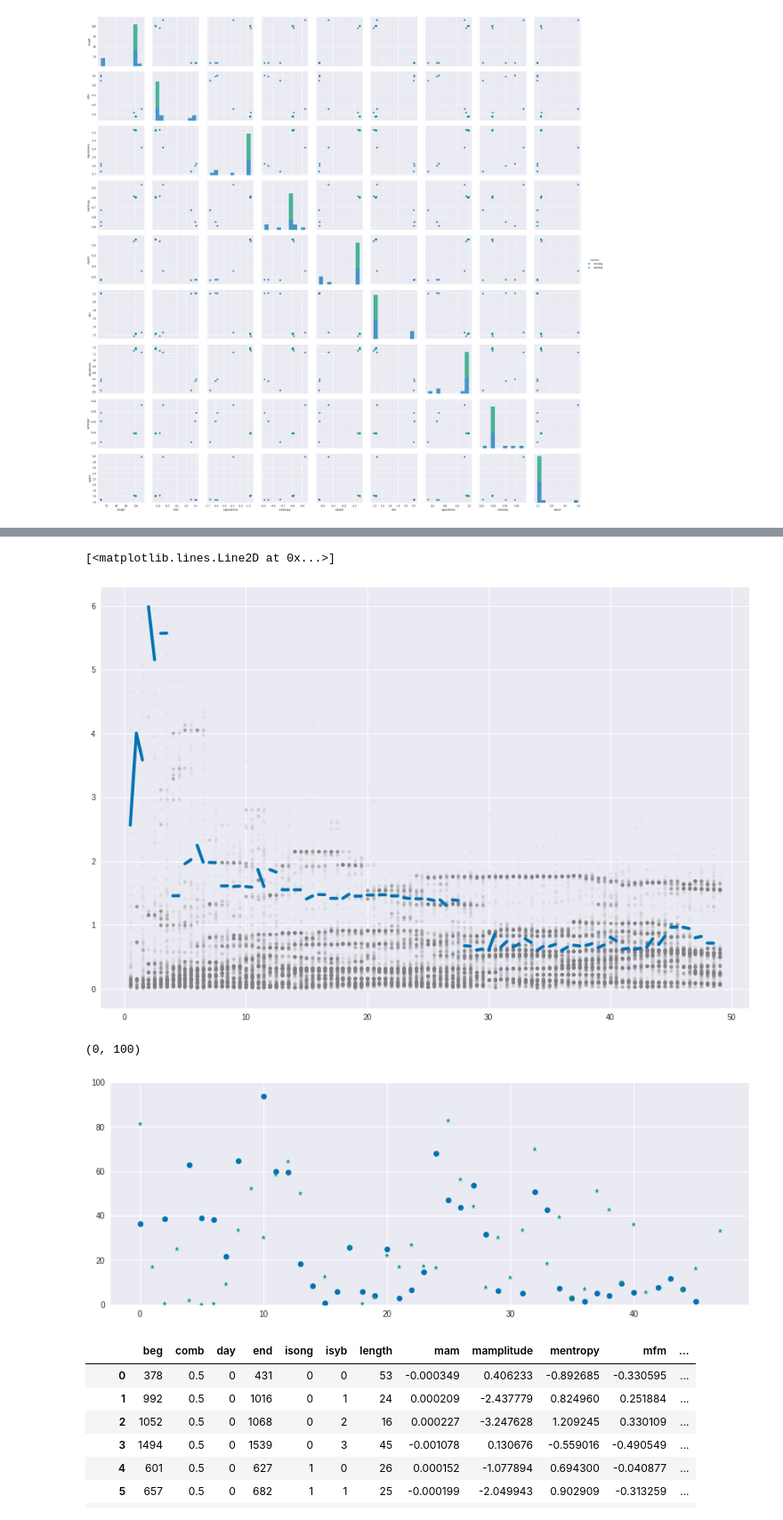
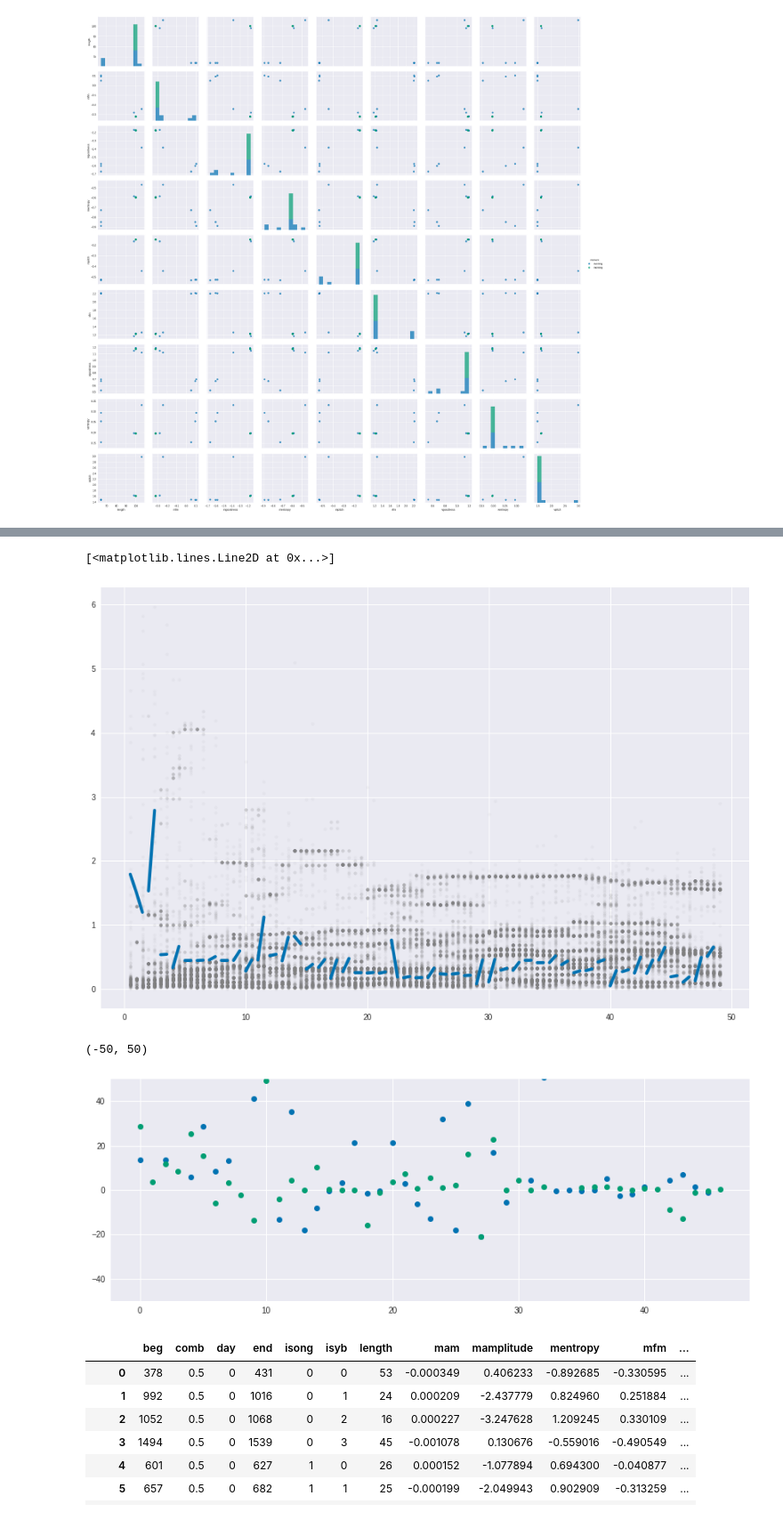
Before and after one commit to PaulEcoffet/birdsonglearningmodel, a Jupyter notebook: analysis/Syllables_analysis.ipynb, the cells around one changed output, grey strips where cells are left out. Shown at 89% size. Saved outputs shown, nothing was run; the diff lists cells and outputs as text; code cells hidden in the pictures.

```diff
--- a/analysis/Syllables_analysis.ipynb
+++ b/analysis/Syllables_analysis.ipynb
@@ -20,7 +20,7 @@ from song_model import SongModel
 sns.set_palette('colorblind')
 %matplotlib inline
 # %%
-path = '../model/res/super_concurrent_170419_152612/10_conc+slow_dev+default_coef+big_ba+5_replay+on_alpha_silence_beta'
+path = '../model/res/super_concurrent_170419_152612/50_conc+slow_dev+default_coef+big_ba+5_replay+on_alpha_zero_beta'
 print(path)
 with open(join(path, 'data_cur.pkl'), 'rb') as f:
     data = pickle.load(f)
@@ -66,16 +66,5 @@ from ipywidgets.widgets import FloatProgress
 from IPython.display import display
 progress = FloatProgress(min=0, max=1)
 display(progress)
-force = True
-try:
-    if force:
-        raise Exception('Force regen')
-    load = pd.HDFStore(join(path, 'syllables.hd5'))
-    all_dat_10 = load['syllables']
-    progress.value = 1
-except Exception as e:
-    print(e)
-    print(type(e))
-    all_dat_10 = all_syllables_features(rd, progress)
-    all_dat_10.to_hdf(join(path, 'syllables.hd5'), 'syllables')
+all_dat = syllables_from_run(path, rd, force=False, progress=progress)
 # %% [output]
@@ -144,7 +138,7 @@ plt.figure(figsize=(15, 10))
 
 feat = 'ventropy'
 
-splitted = all_dat_10.groupby('comb')[feat].quantile(0.95)
+splitted = all_dat_10[all_dat_10.isyb == 3].groupby('comb')[feat].quantile(0.95)
 for i in splitted.index:
     if i % 1 == 0:
         splitted.set_value(i + 0.75, np.nan)
@@ -155,36 +149,39 @@ plt.scatter(all_dat['comb'], all_dat[feat], marker='.', alpha=0.05, color="grey"
 plt.plot(splitted, linewidth=4)
 # %% [output]
 [<matplotlib.lines.Line2D at 0x...>]
-[figure, old version]
+[figure, new version]
 # %%
 means = []
-for day in range(1, np.max(all_dat['day']) + 1):
+for day in range(1, np.max(all_dat['day']) - 1):
+    last_day = all_dat[((all_dat.day == np.max(all_dat['day'])) & (all_dat.moment == 'morning') & (all_dat.isyb == 1))]
     before_night = all_dat[((all_dat.day == day) & (all_dat.moment == 'evening') & (all_dat.isyb == 1))]
     after_night = all_dat[((all_dat.day == day + 1) & (all_dat.moment == 'morning') & (all_dat.isyb == 1))]
-    data = percentage_change(before_night, after_night)
+    data = percentage_change(before_night, after_night, last_day)
 
     mean = np.mean((data['mentropy'], data['mfm'], data['mgoodness'], data['vfm'], data['ventropy'],
                     data['vgoodness']))
     means.append(mean)
 means = np.array(means)
-means_10 = []
-for day in range(1, np.max(all_dat_10['day']) + 1):
-    before_night = all_dat_10[((all_dat_10.day == day) & (all_dat_10.moment == 'evening') & (all_dat_10.isyb == 1))]
-    after_night = all_dat_10[((all_dat_10.day == day + 1) & (all_dat_10.moment == 'morning') & (all_dat_10.isyb == 1))]
-    data = percentage_change(before_night, after_night)
 
+
+means_sd = [] # means same day
+for day in range(1, np.max(all_dat['day']) - 1):
+    last_day = all_dat[((all_dat.day == np.max(all_dat['day'])) & (all_dat.moment == 'morning') & (all_dat.isyb == 1))]
+    before_night = all_dat[((all_dat.day == day) & (all_dat.moment == 'morning') & (all_dat.isyb == 1))]
+    after_night = all_dat[((all_dat.day == day) & (all_dat.moment == 'evening') & (all_dat.isyb == 1))]
+    data = percentage_change(before_night, after_night, last_day)
     mean = np.mean((data['mentropy'], data['mfm'], data['mgoodness'], data['vfm'], data['ventropy'],
                     data['vgoodness']))
-    means_10.append(mean)
+    means_sd.append(mean)
+means_sd = np.array(means_sd)
 
-means_10 = np.array(means_10)
 plt.figure(figsize=(14, 5))
 plt.plot(means, 'o')
-plt.plot(means_10, '*')
-plt.ylim((0,100))
+plt.plot(means_sd, 'o')
+plt.ylim((-50,50))
 # %% [output]
-(0, 100)
+(-50, 50)
-[figure, old version]
+[figure, new version]
 # %%
 all_dat
 # %% [output]
```
Also changed, not shown: parts of 15 cells of this notebook, 7 other files.
